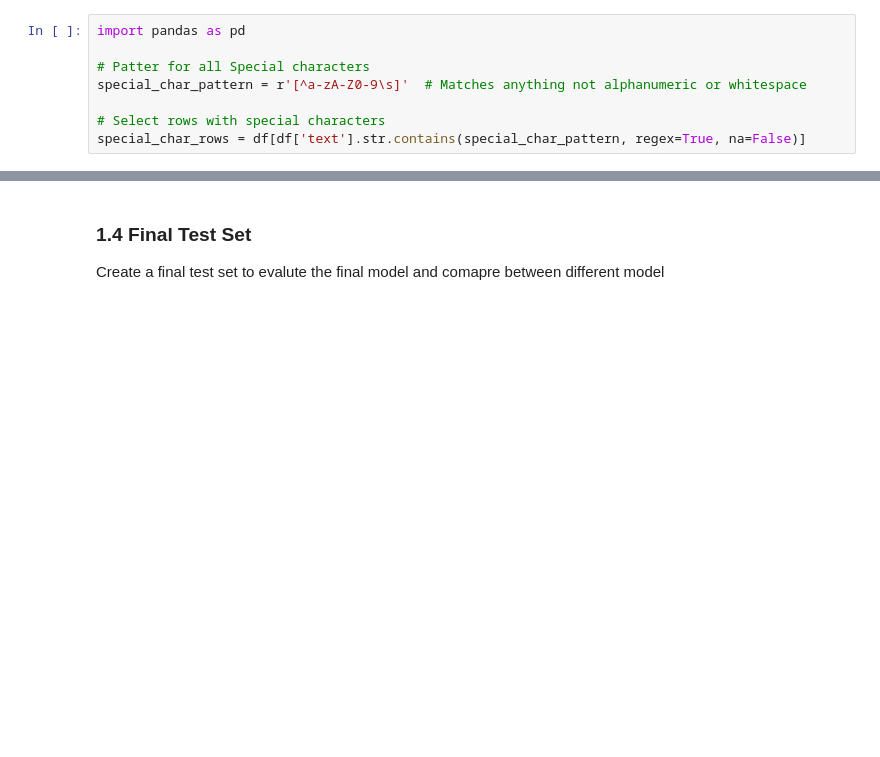
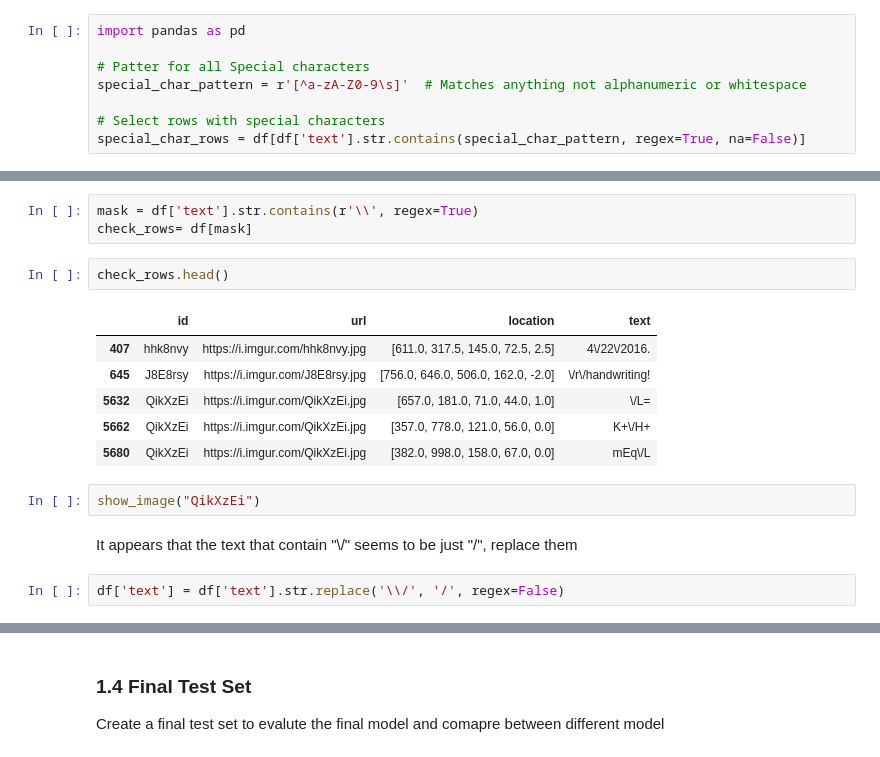
Before and after one commit to SeoliKim/stylized-handwriting-ocr, a Jupyter notebook: model.ipynb, the cells around one changed output, grey strips where cells are left out. Drawn from its saved outputs; the diff is of its cells as text; blank space fills up the shorter version.

```diff
--- a/model.ipynb
+++ b/model.ipynb
@@ -131,0 +173,18 @@ special_char_rows = df[df['text'].str.contains(special_char_pattern, regex=True,
+# %%
+mask = df['text'].str.contains(r'\\', regex=True)
+check_rows= df[mask]
+# %%
+check_rows.head()
+# %% [output]
+|  | id | url | location | text |
+| 407 | hhk8nvy | https://i.imgur.com/hhk8nvy.jpg | [611.0, 317.5, 145.0, 72.5, 2.5] | 4\/22\/2016. |
+| 645 | J8E8rsy | https://i.imgur.com/J8E8rsy.jpg | [756.0, 646.0, 506.0, 162.0, -2.0] | \/r\/handwriting! |
+| 5632 | QikXzEi | https://i.imgur.com/QikXzEi.jpg | [657.0, 181.0, 71.0, 44.0, 1.0] | \/L= |
+| 5662 | QikXzEi | https://i.imgur.com/QikXzEi.jpg | [357.0, 778.0, 121.0, 56.0, 0.0] | K+\/H+ |
+| 5680 | QikXzEi | https://i.imgur.com/QikXzEi.jpg | [382.0, 998.0, 158.0, 67.0, 0.0] | mEq\/L |
+# %%
+show_image("QikXzEi")
+# %% [markdown]
+It appears that the text that contain "\\\/" seems to be just "/", replace them
+# %%
+df['text'] = df['text'].str.replace('\\/', '/', regex=False)
```
Also changed, not shown: parts of 42 cells of this notebook.
